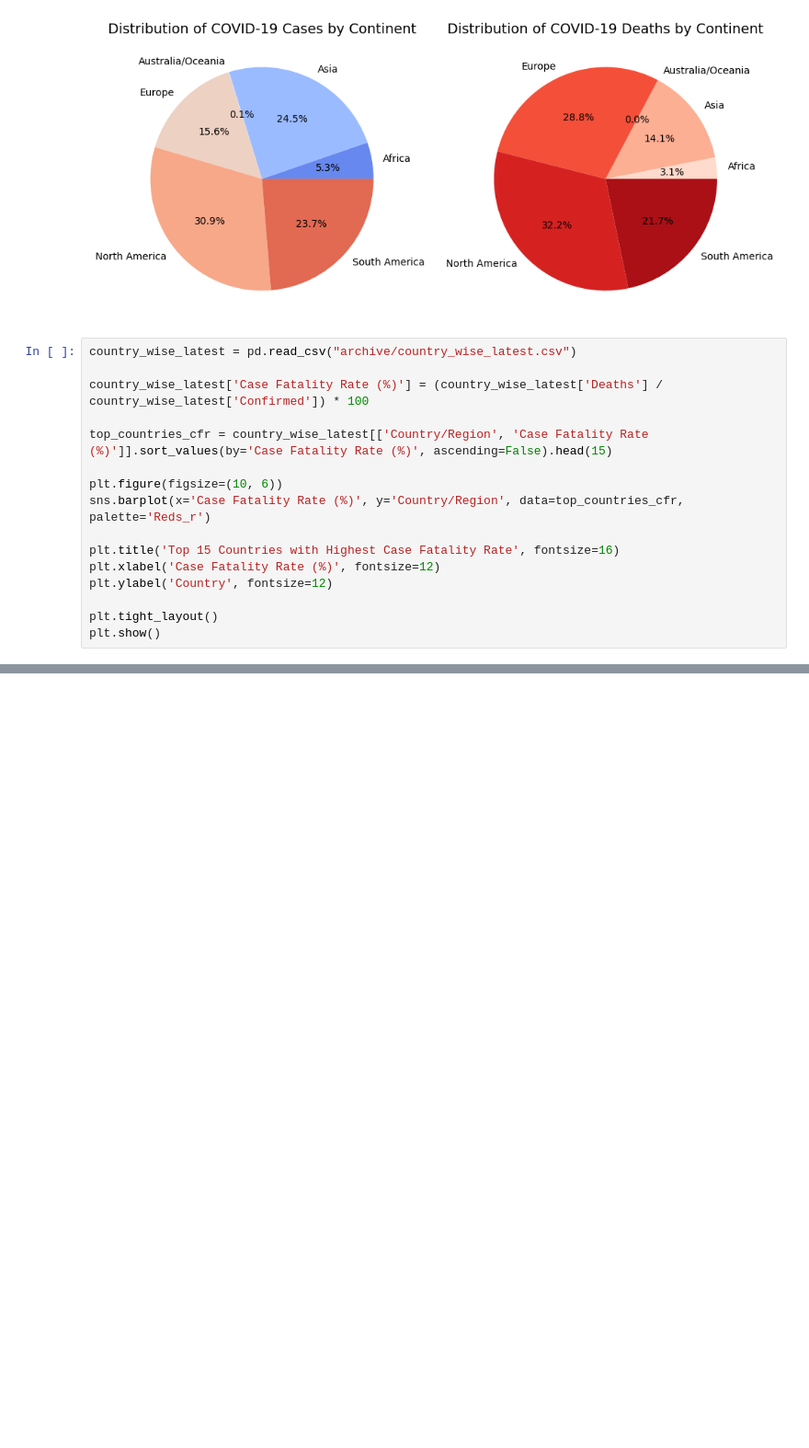
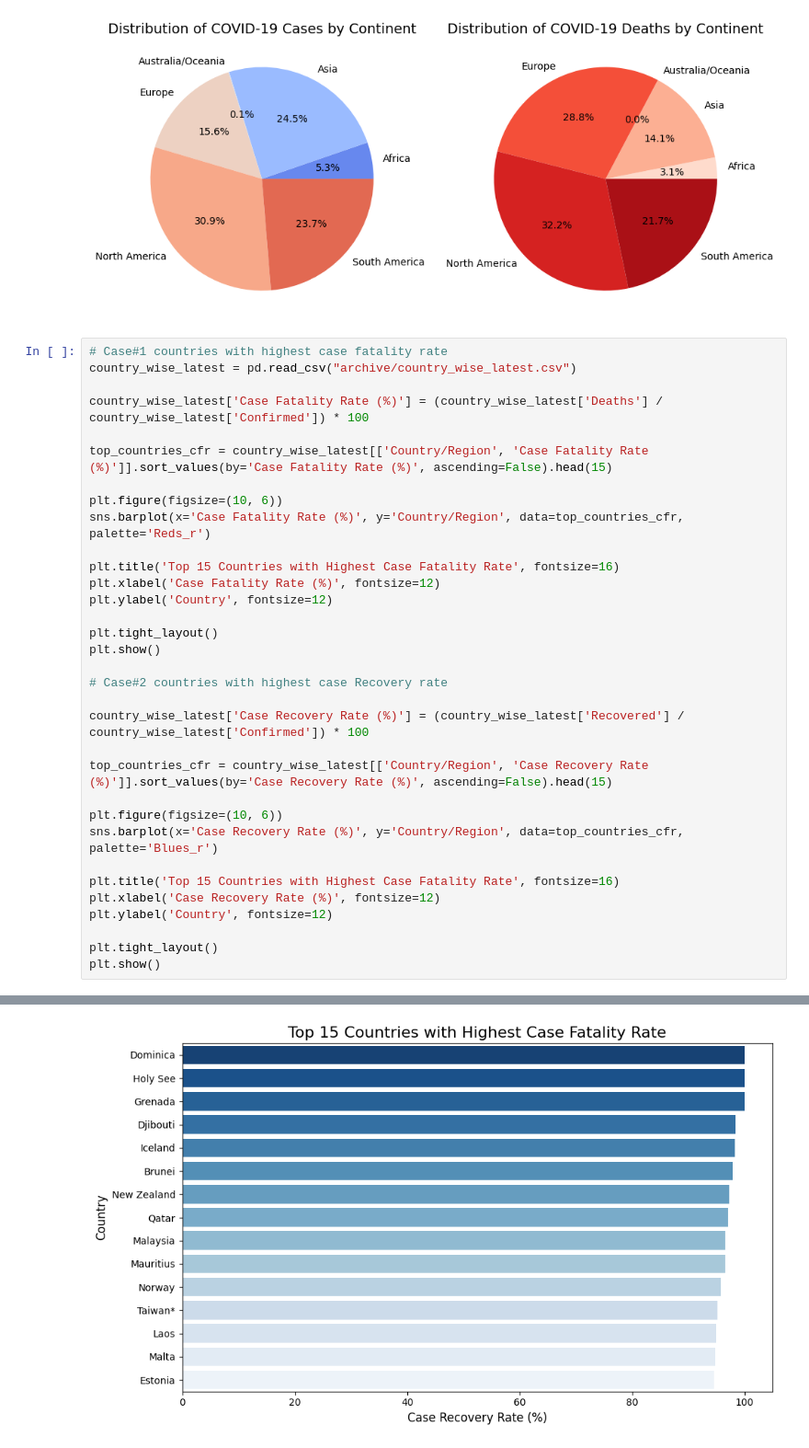
Before and after one commit to peterdev123/data_report, a Jupyter notebook: test.ipynb, the cells around one changed output, grey strips where cells are left out. Shown at 92% size. Drawn from its saved outputs; the diff is of its cells as text; blank space fills up the shorter version.

```diff
--- a/test.ipynb
+++ b/test.ipynb
@@ -509,6 +509,7 @@ plt.show()
 [figure]
 [figure]
 # %%
+# Case#1 countries with highest case fatality rate
 country_wise_latest = pd.read_csv("archive/country_wise_latest.csv")
 
 country_wise_latest['Case Fatality Rate (%)'] = (country_wise_latest['Deaths'] / country_wise_latest['Confirmed']) * 100
@@ -524,6 +525,22 @@ plt.ylabel('Country', fontsize=12)
 
 plt.tight_layout()
 plt.show()
+
+# Case#2 countries with highest case Recovery rate
+
+country_wise_latest['Case Recovery Rate (%)'] = (country_wise_latest['Recovered'] / country_wise_latest['Confirmed']) * 100
+
+top_countries_cfr = country_wise_latest[['Country/Region', 'Case Recovery Rate (%)']].sort_values(by='Case Recovery Rate (%)', ascending=False).head(15)
+
+plt.figure(figsize=(10, 6))
+sns.barplot(x='Case Recovery Rate (%)', y='Country/Region', data=top_countries_cfr, palette='Blues_r')
+
+plt.title('Top 15 Countries with Highest Case Fatality Rate', fontsize=16)
+plt.xlabel('Case Recovery Rate (%)', fontsize=12)
+plt.ylabel('Country', fontsize=12)
+
+plt.tight_layout()
+plt.show()
 # %% [output]
 Passing `palette` without assigning `hue` is deprecated and will be removed in v0.14.0. Assign the `y` variable to `hue` and set `legend=False` for the same effect.
 
@@ -532,3 +552,4 @@ Passing `palette` without assigning `hue` is deprecated and will be removed in v
+[figure, added]
 # %%
 # df = pd.read_csv("archive/worldometer_data.csv")
 
```
Also changed, not shown: parts of 2 cells of this notebook.
